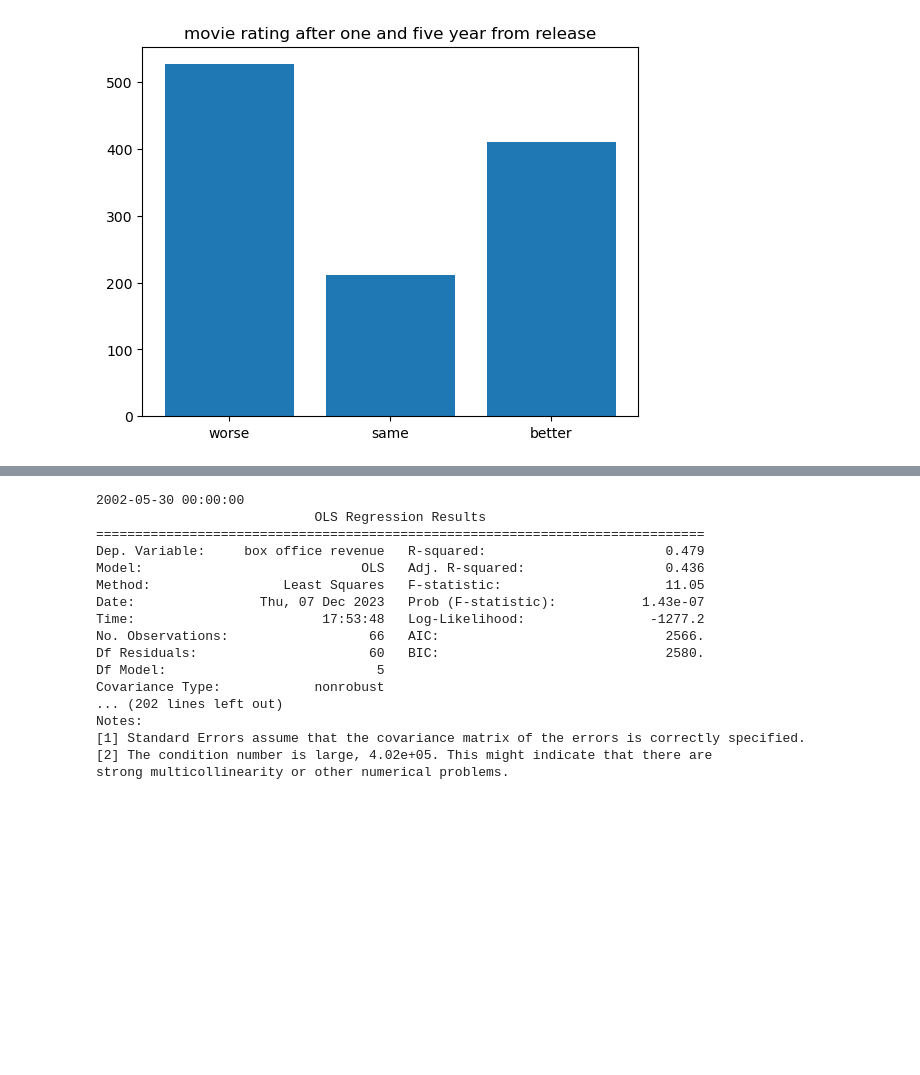
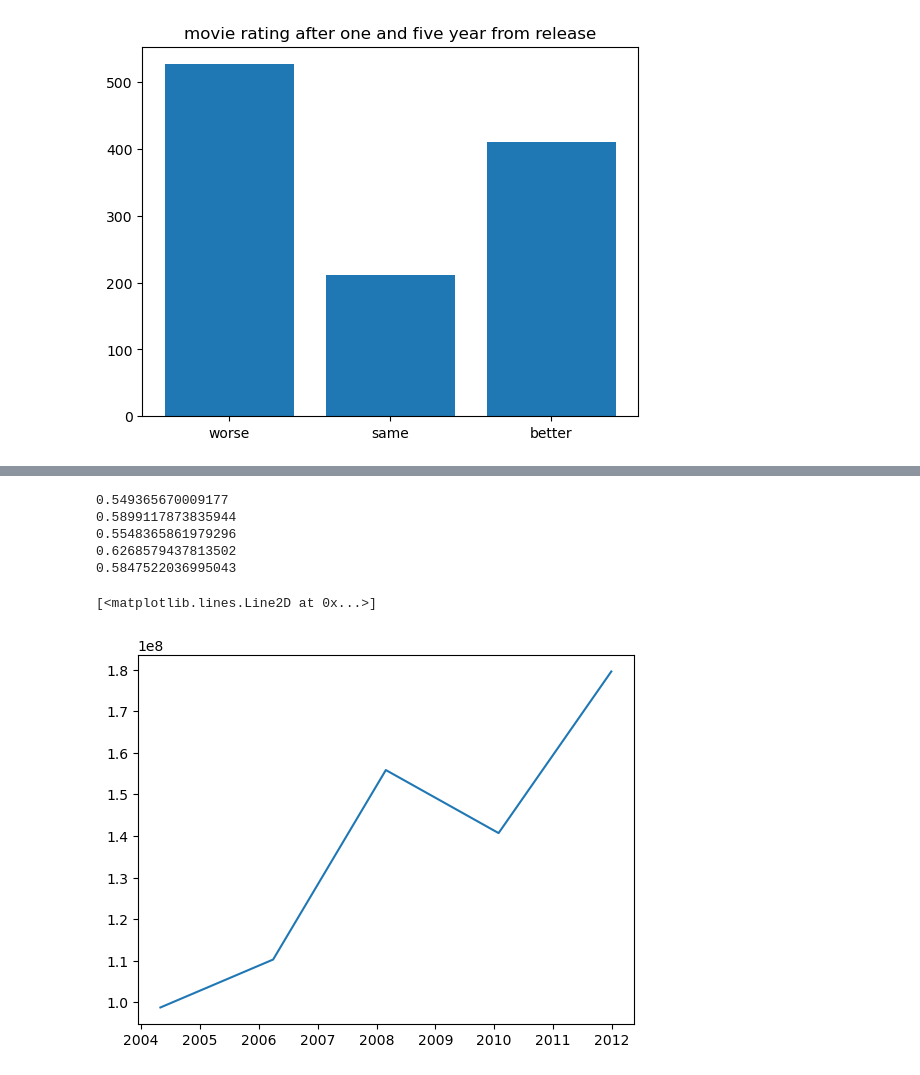
Before and after one commit to epfl-ada/ada-2023-project-msosm, a Jupyter notebook: main.ipynb, the cells around one changed output, grey strips where cells are left out. Drawn from its saved outputs; the diff is of its cells as text; code cells hidden in the pictures; blank space fills up the shorter version.

```diff
--- a/main.ipynb
+++ b/main.ipynb
@@ -427,7 +427,7 @@ ratings_df = pd.read_csv('data/imbd_ratings.csv')
 ratings_df = ratings_df.set_index(ratings_df.iloc[:, 0])
 ratings_df = ratings_df.loc[:, ~ratings_df.columns.str.contains('^Unnamed')]
 
-ratings_metadata = res.merge(ratings_df, how ='right', left_on='tconst', right_index=True)
+ratings_metadata = importance_over_time_df.merge(ratings_df, how ='right', left_on='tconst', right_index=True)
 ratings_metadata.head(1)
 # %% [output]
 |  | Wikipedia movie ID | Freebase movie ID | name | release date | box office revenue | runtime | languages | ... |
@@ -596,12 +624,0 @@ Index(['Wikipedia movie ID', 'Freebase movie ID', 'name', 'release date',
-# %%
-import statsmodels.api as sm
-
-
-y = ratings_metadata[['box office revenue']]
-X = ratings_metadata[['runtime', 'isAdult', 'year', 'after_one_year_rating', 'n_language', 'n_genre', 'one_year_num_voters', ]]
-X.fillna(0, inplace=True)
-X = sm.add_constant(X)
-
-model = sm.OLS(y, X.astype(float))
-results = model.fit()
-print(results.summary())
@@ -630,30 +642,26 @@ See the caveats in the documentation: https://pandas.pydata.org/pandas-docs/stab
 # %%
-for name, group in ratings_metadata.groupby('release date'):
+budget_coefficients = []
+
+for name, group in importance_over_time_df_adjusted.groupby('release date'):
     y = group[['box office revenue']]
-    X = group[['runtime', 'isAdult', 'year', 'after_one_year_rating', 'n_language', 'n_genre', 'one_year_num_voters', ]].copy()
-    X.fillna(0, inplace=True)
+    X = group[['runtime_x', 'n_language', 'star', 'n_genre',
+                      'gender_percent', 'num_actors', 'avg_age','adjusted_budget', 'company', ]].copy()
+    X.fillna(X.mean(), inplace=True)
+    X = (X - X.mean()) / X.std()
     X = sm.add_constant(X)
 
     model = sm.OLS(y, X.astype(float))
     results = model.fit()
-    print(name)
-    print(results.summary())
-    print('\n\n\n')
+    if results.pvalues['adjusted_budget'] <= 0.05 and results.rsquared > 0.5:
+        print(results.rsquared)
+        budget_coefficients.append([name, results.params['adjusted_budget']])
+
+plt.plot(np.array(budget_coefficients)[:, 0], np.array(budget_coefficients)[:, 1])
 # %% [output]
-2002-05-30 00:00:00
-                            OLS Regression Results
-==============================================================================
-Dep. Variable:     box office revenue   R-squared:                       0.479
-Model:                            OLS   Adj. R-squared:                  0.436
-Method:                 Least Squares   F-statistic:                     11.05
-Date:                Thu, 07 Dec 2023   Prob (F-statistic):           1.43e-07
-Time:                        17:53:48   Log-Likelihood:                -1277.2
-No. Observations:                  66   AIC:                             2566.
-Df Residuals:                      60   BIC:                             2580.
-Df Model:                           5
-Covariance Type:            nonrobust
-... (202 lines left out)
-Notes:
-[1] Standard Errors assume that the covariance matrix of the errors is correctly specified.
-[2] The condition number is large, 4.02e+05. This might indicate that there are
-strong multicollinearity or other numerical problems.
+0.549365670009177
+0.5899117873835944
+0.5548365861979296
+0.6268579437813502
+0.5847522036995043
+[<matplotlib.lines.Line2D at 0x...>]
+[figure, added]
```
Also changed, not shown: parts of 17 cells of this notebook.
